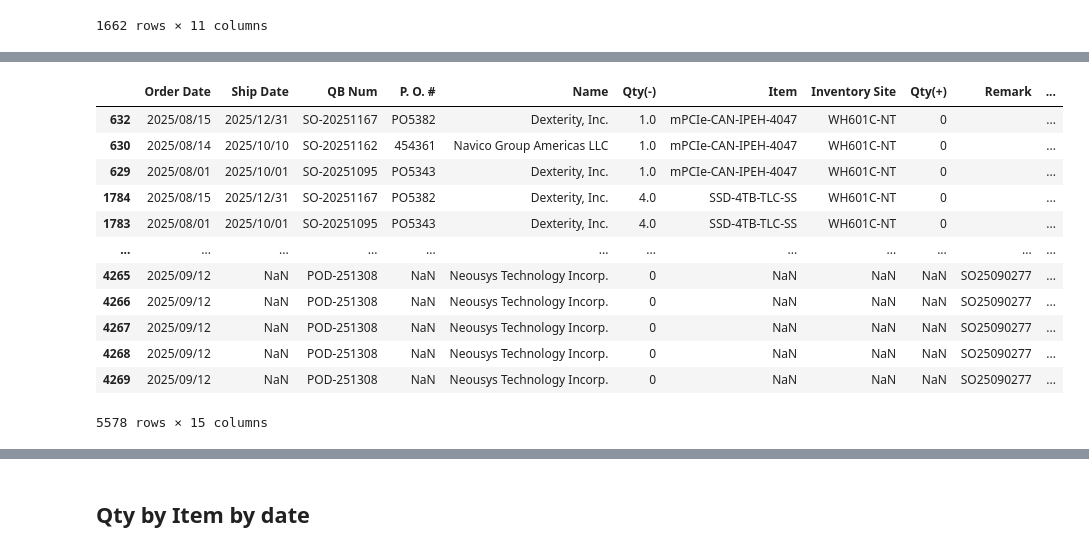
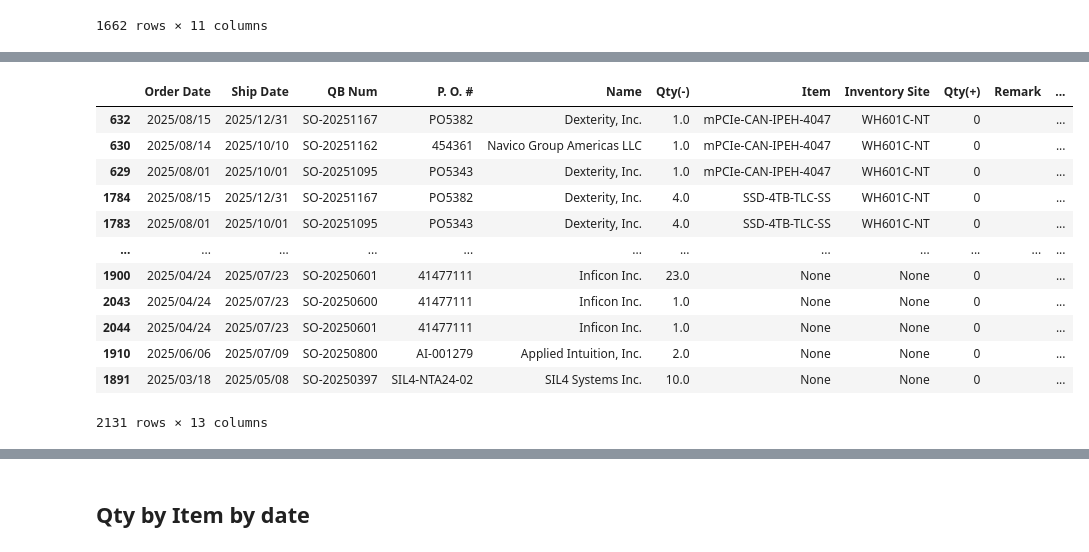
Before and after one commit to playoung2818/LT-Check-Brenda, a Jupyter notebook: Dashboard.ipynb, the cells around one changed output, grey strips where cells are left out. Saved outputs shown, nothing was run; the diff lists cells and outputs as text; code cells hidden in the pictures.

```diff
--- a/Dashboard.ipynb
+++ b/Dashboard.ipynb
@@ -175,40 +276,40 @@ for result_list in result_lists:
 
 csvfile = open('NAV1.csv', 'a+',encoding='utf-8', newline ="")
 with csvfile:
     write = csv.writer(csvfile)
     for i in range(0,len(transformed_lists)):
         a = transformed_lists[i]
         write.writerow(a)
 
 csvfile.close()
 
 #NAV加上倉別跟日期
 NAV = pd.read_csv("NAV1.csv",usecols=['Remark','QB Num','Item','Qty(+)','Ship Date'],encoding='utf-8')
 # a = pd.read_csv('open purchase2.csv',usecols=['QB Num',"Order Date","Inventory Site","P. O. #","Name"])
 pod.drop_duplicates(inplace=True)
 pod['Qty(-)']="0"
 
-Final=pd.merge(left=NAV,right=pod,on=["QB Num"],how="left")
+Final=pd.merge(left=NAV,right=pod,on=["QB Num", "Item"],how="left")
 columns = ['Order Date','Ship Date', 'QB Num',"P. O. #","Name",'Qty(-)','Qty(+)', 'Item','Inventory Site','Remark']
 
 
 SONAV = pd.concat([SO,Final])
 SONAV = SONAV.sort_values(by=["Inventory Site","Item","Ship Date"], ascending=False)
 SONAV
 # %% [output]
 |  | Order Date | Ship Date | QB Num | P. O. # | Name | Qty(-) | Item | Inventory Site | Qty(+) | Remark | ... |
 | 632 | 2025/08/15 | 2025/12/31 | SO-20251167 | PO5382 | Dexterity, Inc. | 1.0 | mPCIe-CAN-IPEH-4047 | WH601C-NT | 0 |  | ... |
 | 630 | 2025/08/14 | 2025/10/10 | SO-20251162 | 454361 | Navico Group Americas LLC | 1.0 | mPCIe-CAN-IPEH-4047 | WH601C-NT | 0 |  | ... |
 | 629 | 2025/08/01 | 2025/10/01 | SO-20251095 | PO5343 | Dexterity, Inc. | 1.0 | mPCIe-CAN-IPEH-4047 | WH601C-NT | 0 |  | ... |
 | 1784 | 2025/08/15 | 2025/12/31 | SO-20251167 | PO5382 | Dexterity, Inc. | 4.0 | SSD-4TB-TLC-SS | WH601C-NT | 0 |  | ... |
 | 1783 | 2025/08/01 | 2025/10/01 | SO-20251095 | PO5343 | Dexterity, Inc. | 4.0 | SSD-4TB-TLC-SS | WH601C-NT | 0 |  | ... |
 | ... | ... | ... | ... | ... | ... | ... | ... | ... | ... | ... | ... |
-| 4265 | 2025/09/12 | NaN | POD-251308 | NaN | Neousys Technology Incorp. | 0 | NaN | NaN | NaN | SO25090277 | ... |
-| 4266 | 2025/09/12 | NaN | POD-251308 | NaN | Neousys Technology Incorp. | 0 | NaN | NaN | NaN | SO25090277 | ... |
-| 4267 | 2025/09/12 | NaN | POD-251308 | NaN | Neousys Technology Incorp. | 0 | NaN | NaN | NaN | SO25090277 | ... |
-| 4268 | 2025/09/12 | NaN | POD-251308 | NaN | Neousys Technology Incorp. | 0 | NaN | NaN | NaN | SO25090277 | ... |
-| 4269 | 2025/09/12 | NaN | POD-251308 | NaN | Neousys Technology Incorp. | 0 | NaN | NaN | NaN | SO25090277 | ... |
+| 1900 | 2025/04/24 | 2025/07/23 | SO-20250601 | 41477111 | Inficon Inc. | 23.0 | None | None | 0 |  | ... |
+| 2043 | 2025/04/24 | 2025/07/23 | SO-20250600 | 41477111 | Inficon Inc. | 1.0 | None | None | 0 |  | ... |
+| 2044 | 2025/04/24 | 2025/07/23 | SO-20250601 | 41477111 | Inficon Inc. | 1.0 | None | None | 0 |  | ... |
+| 1910 | 2025/06/06 | 2025/07/09 | SO-20250800 | AI-001279 | Applied Intuition, Inc. | 2.0 | None | None | 0 |  | ... |
+| 1891 | 2025/03/18 | 2025/05/08 | SO-20250397 | SIL4-NTA24-02 | SIL4 Systems Inc. | 10.0 | None | None | 0 |  | ... |
-5578 rows × 15 columns
+2131 rows × 13 columns
 # %%
 SONAV[SONAV["Item"]=="i7-14700"]
 # %% [output]
```
Also changed, not shown: parts of 10 cells of this notebook, 2 other files.
